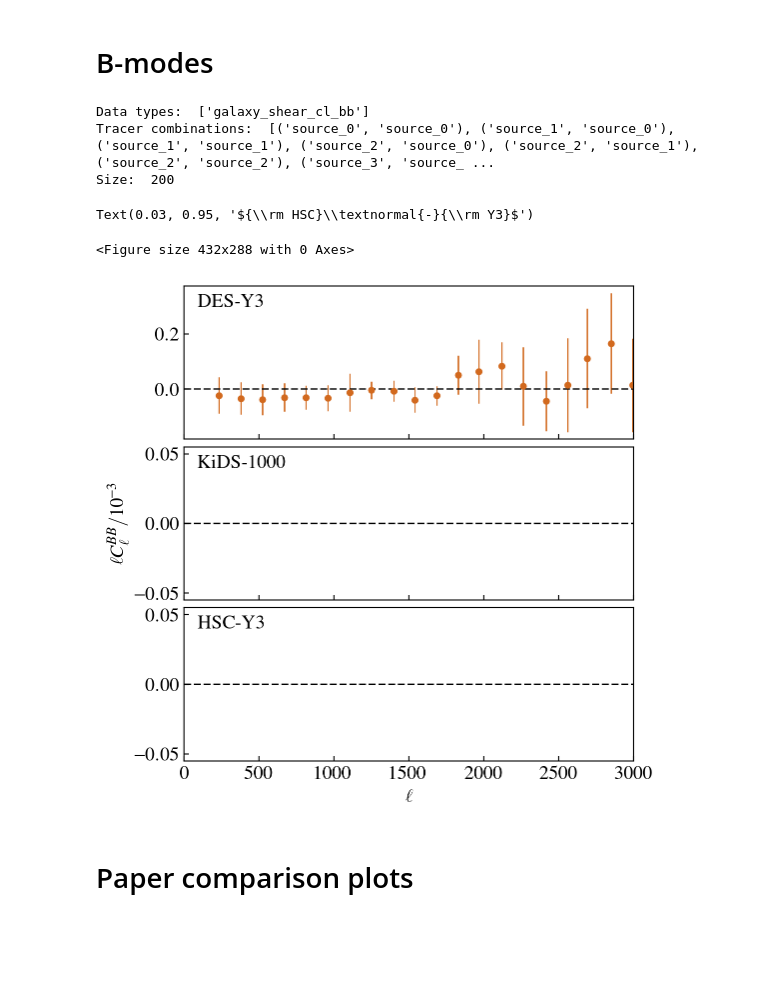
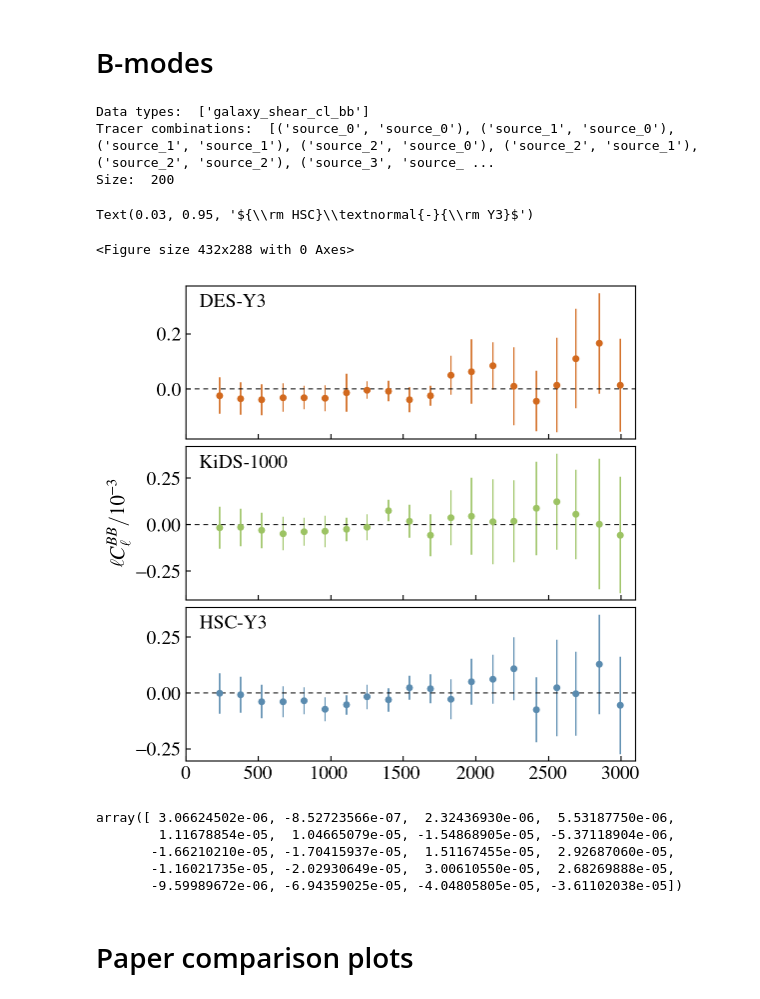
Before and after one commit to LSSTDESC/nulltests_txpipe, a Jupyter notebook: paper_plots.ipynb, the cells around one changed output. Drawn from its saved outputs; the diff is of its cells as text; code cells hidden in the pictures; blank space fills up the shorter version.

Commit message:
update paper plot notebook

```diff
--- a/paper_plots.ipynb
+++ b/paper_plots.ipynb
@@ -210,42 +210,67 @@ s = sacc.Sacc.load_fits("/global/cfs/cdirs/lsst/groups/WL/users/yomori/repo/txpi
 data_types = np.unique([d.data_type for d in s.data])
 print("Data types: ", data_types)
 print("Tracer combinations: ", s.get_tracer_combinations())
 print("Size: ", s.mean.size)
 
 l, cl0, cov0 = s.get_ell_cl('galaxy_shear_cl_bb', 'source_0','source_0', return_cov=True)
 l, cl1, cov1 = s.get_ell_cl('galaxy_shear_cl_bb', 'source_1','source_1', return_cov=True)
 l, cl2, cov2 = s.get_ell_cl('galaxy_shear_cl_bb', 'source_2','source_2', return_cov=True)
 l, cl3, cov3 = s.get_ell_cl('galaxy_shear_cl_bb', 'source_3','source_3', return_cov=True)
 
 #ax0.errorbar(l,cl0,yerr=np.diag(cov0)**0.5,ls='None',marker='o',elinewidth=0.7,ms=4, color='dimgray')
 #ax0.errorbar(l+20,cl1,yerr=np.diag(cov1)**0.5,ls='None',marker='^',elinewidth=0.7,ms=4, color='teal')
 #ax0.errorbar(l+40,cl2,yerr=np.diag(cov2)**0.5,ls='None',marker='s',elinewidth=0.7,ms=4, color='chocolate')
 ax0.errorbar(l+60,cl3/1e-3,yerr=np.diag(cov2)**0.5/1e-3,ls='None',marker='o',elinewidth=1.,ms=4, color=descol)
-ax0.plot(np.zeros(3000),'k--',lw=1.0,dashes=(5,2))
-ax0.set_xlim(0,3000)
+ax0.plot(np.zeros(3100),'k--',lw=0.7,dashes=(5,4))
+ax0.set_xlim(0,3100)
 plt.setp(ax0.get_xticklabels(), visible=False)
 ax0.tick_params(axis="both",which='both',direction="in")
 ax0.text(0.03,0.95,r'${\rm DES\textnormal{-}Y3}$',ha='left',va='top',  transform=ax0.transAxes)
 
-ax1.plot(np.zeros(3000),'k--',lw=1.0,dashes=(5,2))
-ax1.set_xlim(0,3000)
-ax1.set_ylabel(r"$\ell C_{\ell}^{BB}/10^{-3}$",size=14)
+
+s = sacc.Sacc.load_fits("/global/cfs/cdirs/lsst/groups/WL/users/yomori/repo/txpipe/testbb/data/kids/outputs/meansubperfield/twopoint_data_fourier_pureB.sacc")
+
+l, cl0, cov0 = s.get_ell_cl('galaxy_shear_cl_bb', 'source_0','source_0', return_cov=True)
+l, cl1, cov1 = s.get_ell_cl('galaxy_shear_cl_bb', 'source_1','source_1', return_cov=True)
+l, cl2, cov2 = s.get_ell_cl('galaxy_shear_cl_bb', 'source_2','source_2', return_cov=True)
+l, cl3, cov3 = s.get_ell_cl('galaxy_shear_cl_bb', 'source_3','source_3', return_cov=True)
+
+ax1.errorbar(l+60,cl3/1e-3,yerr=np.diag(cov2)**0.5/1e-3,ls='None',marker='o',elinewidth=1.,ms=4, color=kidscol)
+ax1.plot(np.zeros(3100),'k--',lw=0.7,dashes=(5,4))
+ax1.set_xlim(0,3100)
 plt.setp(ax1.get_xticklabels(), visible=False)
 ax1.tick_params(axis="both",which='both',direction="in")
 ax1.text(0.03,0.95,r'${\rm KiDS \textnormal{-} 1000}$',ha='left',va='top',  transform=ax1.transAxes)
 
-ax2.plot(np.zeros(3000),'k--',lw=1.0,dashes=(5,2))
-ax2.set_xlim(0,3000)
-ax2.set_xlabel(r"$\ell$",size=14)
+ax1.set_ylabel(r"$\ell C_{\ell}^{BB}/10^{-3}$",size=15)
+
+s = sacc.Sacc.load_fits("/global/cfs/cdirs/lsst/groups/WL/users/yomori/repo/txpipe/testbb/data/hsc-y3/outputs//shearsys/twopoint_data_fourier_pureB.sacc")
+
+l, cl0, cov0 = s.get_ell_cl('galaxy_shear_cl_bb', 'source_0','source_0', return_cov=True)
+l, cl1, cov1 = s.get_ell_cl('galaxy_shear_cl_bb', 'source_1','source_1', return_cov=True)
+l, cl2, cov2 = s.get_ell_cl('galaxy_shear_cl_bb', 'source_2','source_2', return_cov=True)
+l, cl3, cov3 = s.get_ell_cl('galaxy_shear_cl_bb', 'source_3','source_3', return_cov=True)
+
+ax2.errorbar(l+60,cl3/1e-3,yerr=np.diag(cov2)**0.5/1e-3,ls='None',marker='o',elinewidth=1.,ms=4, color=hsccol)
+ax2.plot(np.zeros(3100),'k--',lw=0.7,dashes=(5,4))
+ax2.set_xlim(0,3100)
 ax2.tick_params(axis="both",which='both',direction="in")
 ax2.text(0.03,0.95,r'${\rm HSC}\textnormal{-}{\rm Y3}$',ha='left',va='top',  transform=ax2.transAxes)
 # %% [output]
 Data types:  ['galaxy_shear_cl_bb']
 Tracer combinations:  [('source_0', 'source_0'), ('source_1', 'source_0'), ('source_1', 'source_1'), ('source_2', 'source_0'), ('source_2', 'source_1'), ('source_2', 'source_2'), ('source_3', 'source_ ...
 Size:  200
 Text(0.03, 0.95, '${\\rm HSC}\\textnormal{-}{\\rm Y3}$')
 <Figure size 432x288 with 0 Axes>
-[figure, old version]
+[figure, new version]
+# %%
+cl0
+# %% [output]
+array([ 3.06624502e-06, -8.52723566e-07,  2.32436930e-06,  5.53187750e-06,
+        1.11678854e-05,  1.04665079e-05, -1.54868905e-05, -5.37118904e-06,
+       -1.66210210e-05, -1.70415937e-05,  1.51167455e-05,  2.92687060e-05,
+       -1.16021735e-05, -2.02930649e-05,  3.00610550e-05,  2.68269888e-05,
+       -9.59989672e-06, -6.94359025e-05, -4.04805805e-05, -3.61102038e-05])
 # %% [markdown]
 # Paper comparison plots
 # %% [markdown]
```
Also changed, not shown: parts of 1 cell of this notebook.
